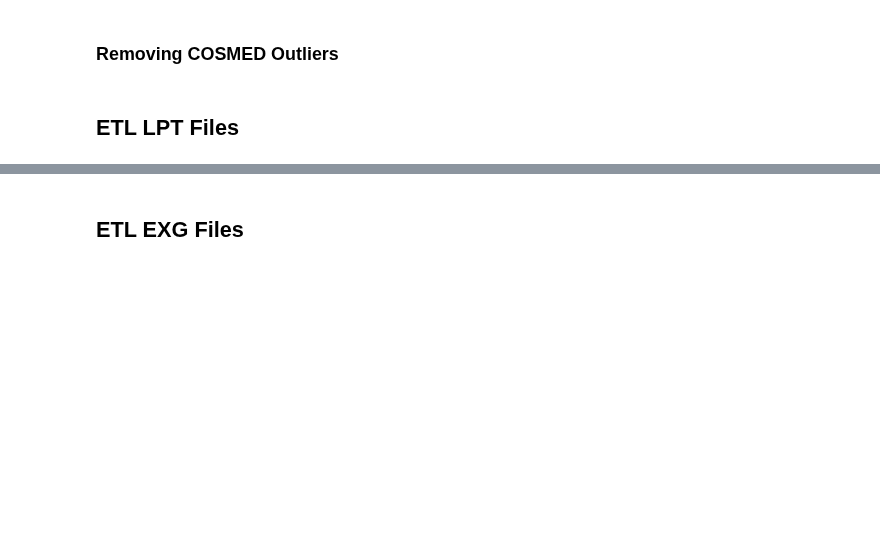
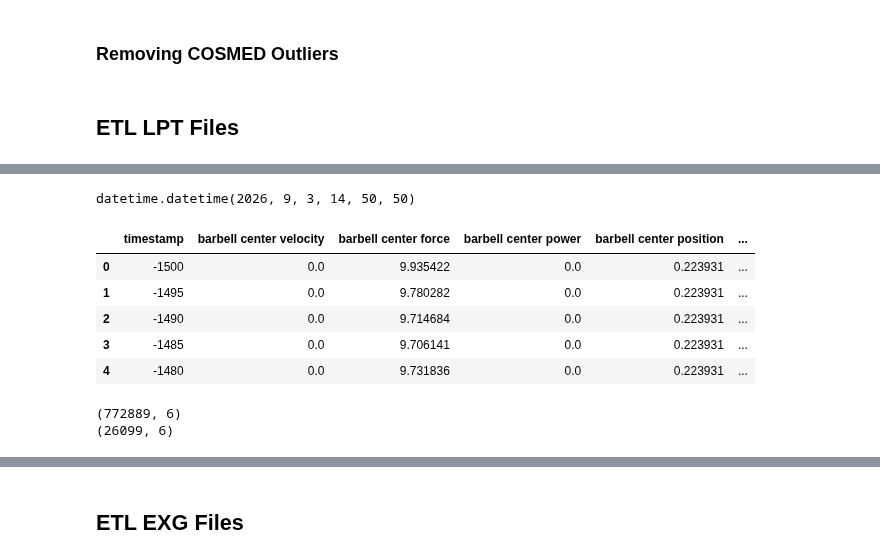
Before and after one commit to n7-sehgalr/wearable-mlee, a Jupyter notebook: notebooks/groundtruth.ipynb, the cells around one changed output, grey strips where cells are left out. Drawn from its saved outputs; the diff is of its cells as text; code cells hidden in the pictures; blank space fills up the shorter version.

```diff
--- a/notebooks/groundtruth.ipynb
+++ b/notebooks/groundtruth.ipynb
@@ -268,0 +273,4 @@ participant_data["devices"]["lpt"]['processed'][visit]
+# %%
+lptStartTimeStamp
+# %% [output]
+datetime.datetime(2026, 9, 3, 14, 50, 50)
@@ -268,0 +282,15 @@ participant_data["devices"]["lpt"]['processed'][visit]
+# %%
+df_lpt.head()
+# %% [output]
+|  | timestamp | barbell center velocity | barbell center force | barbell center power | barbell center position | ... |
+| 0 | -1500 | 0.0 | 9.935422 | 0.0 | 0.223931 | ... |
+| 1 | -1495 | 0.0 | 9.780282 | 0.0 | 0.223931 | ... |
+| 2 | -1490 | 0.0 | 9.714684 | 0.0 | 0.223931 | ... |
+| 3 | -1485 | 0.0 | 9.706141 | 0.0 | 0.223931 | ... |
+| 4 | -1480 | 0.0 | 9.731836 | 0.0 | 0.223931 | ... |
+# %%
+print(df_lpt.shape)
+print(df_lpt_moving.shape)
+# %% [output]
+(772889, 6)
+(26099, 6)
```
Also changed, not shown: parts of 19 cells of this notebook, 1 other file.
